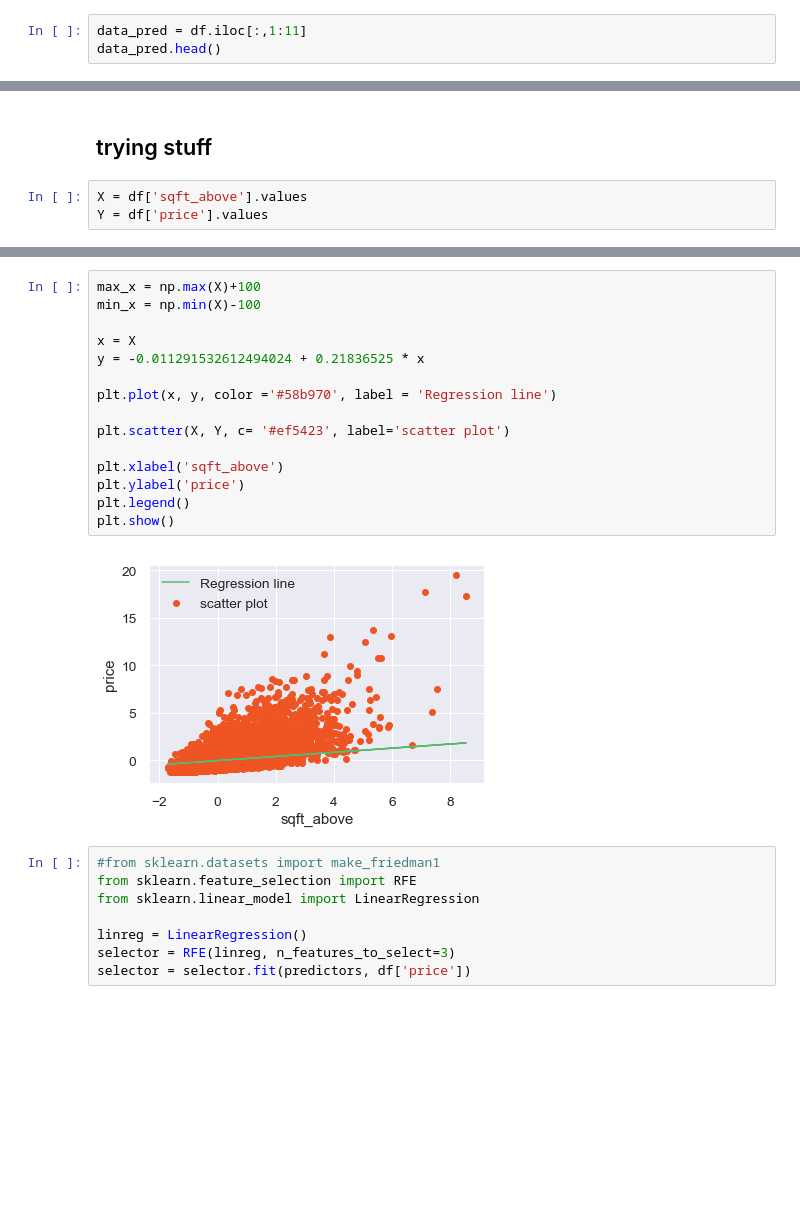
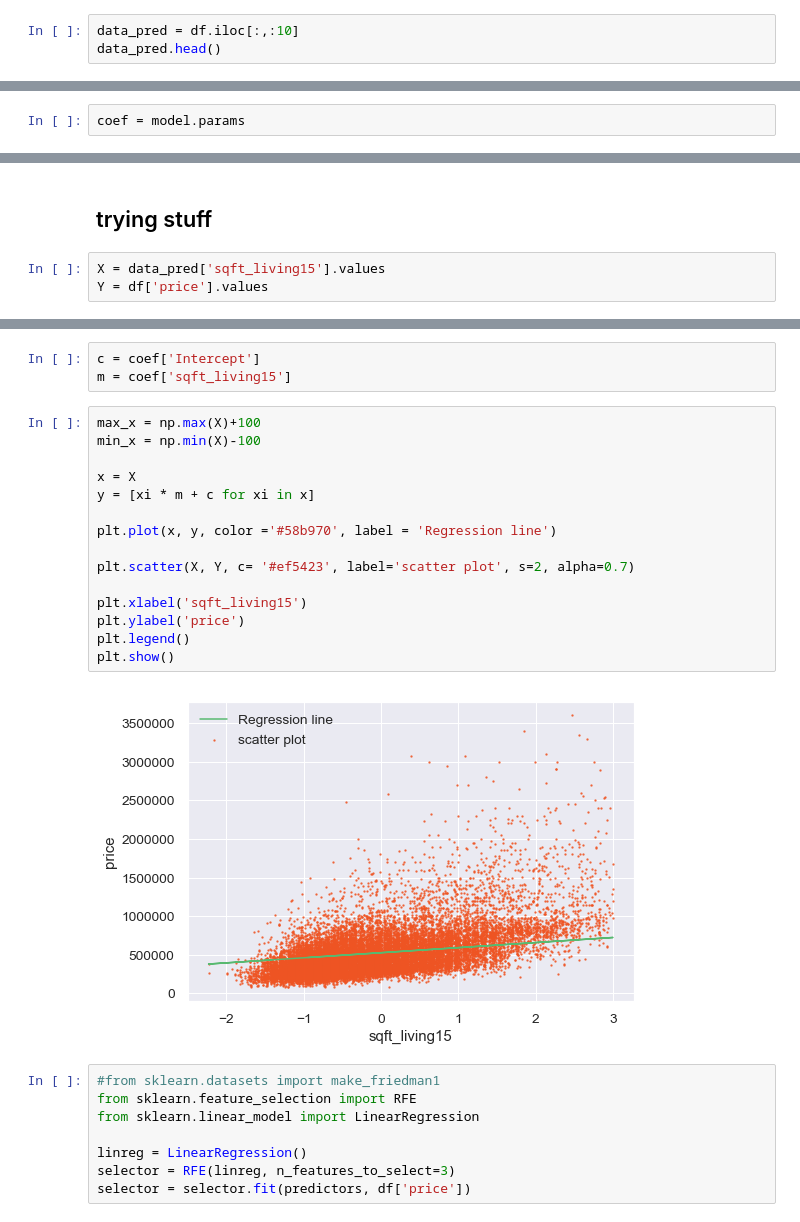
Before and after one commit to Dantarshi/dsc-v2-mod1-final-project-online-ds-ft-100719, a Jupyter notebook: student.ipynb, the cells around one changed output, grey strips where cells are left out. Saved outputs shown, nothing was run; the diff lists cells and outputs as text; blank space fills up the shorter version.

```diff
--- a/student.ipynb
+++ b/student.ipynb
@@ -475,5 +529,5 @@ df.head()
 # %%
-data_pred = df.iloc[:,1:11]
+data_pred = df.iloc[:,:10]
 data_pred.head()
 # %% [output]
 |  | bedrooms | bathrooms | sqft_lot | floors | condition | grade | sqft_above | yr_built | sqft_living15 | ... |
@@ -541,5 +600,7 @@ OLS Regression Results
 Warnings:
 [1] Standard Errors assume that the covariance matrix of the errors is correctly specified.
+# %%
+coef = model.params
 # %% [markdown]
 ### Linear regression using Scikit learn
 # %%
@@ -564,5 +626,5 @@ linreg.intercept_
 # %% [markdown]
 ## trying stuff
 # %%
-X = df['sqft_above'].values
+X = data_pred['sqft_living15'].values
 Y = df['price'].values
@@ -569,20 +636,23 @@ Y = df['price'].values
+# %%
+c = coef['Intercept']
+m = coef['sqft_living15']
 # %%
 max_x = np.max(X)+100
 min_x = np.min(X)-100
 
 x = X
-y = -0.011291532612494024 + 0.21836525 * x
+y = [xi * m + c for xi in x]
 
 plt.plot(x, y, color ='#58b970', label = 'Regression line')
 
-plt.scatter(X, Y, c= '#ef5423', label='scatter plot')
+plt.scatter(X, Y, c= '#ef5423', label='scatter plot', s=2, alpha=0.7)
 
-plt.xlabel('sqft_above')
+plt.xlabel('sqft_living15')
 plt.ylabel('price')
 plt.legend()
 plt.show()
 # %% [output]
-[figure, old version]
+[figure, new version]
 # %%
 #from sklearn.datasets import make_friedman1
 from sklearn.feature_selection import RFE
```
Also changed, not shown: parts of 30 cells of this notebook.
